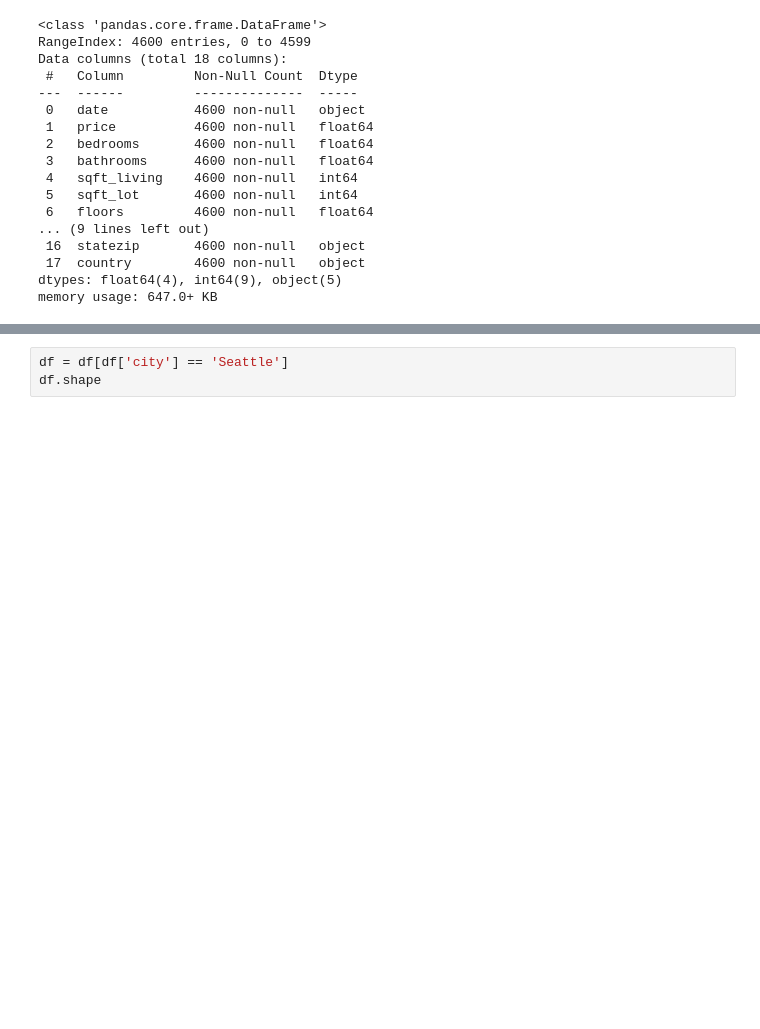
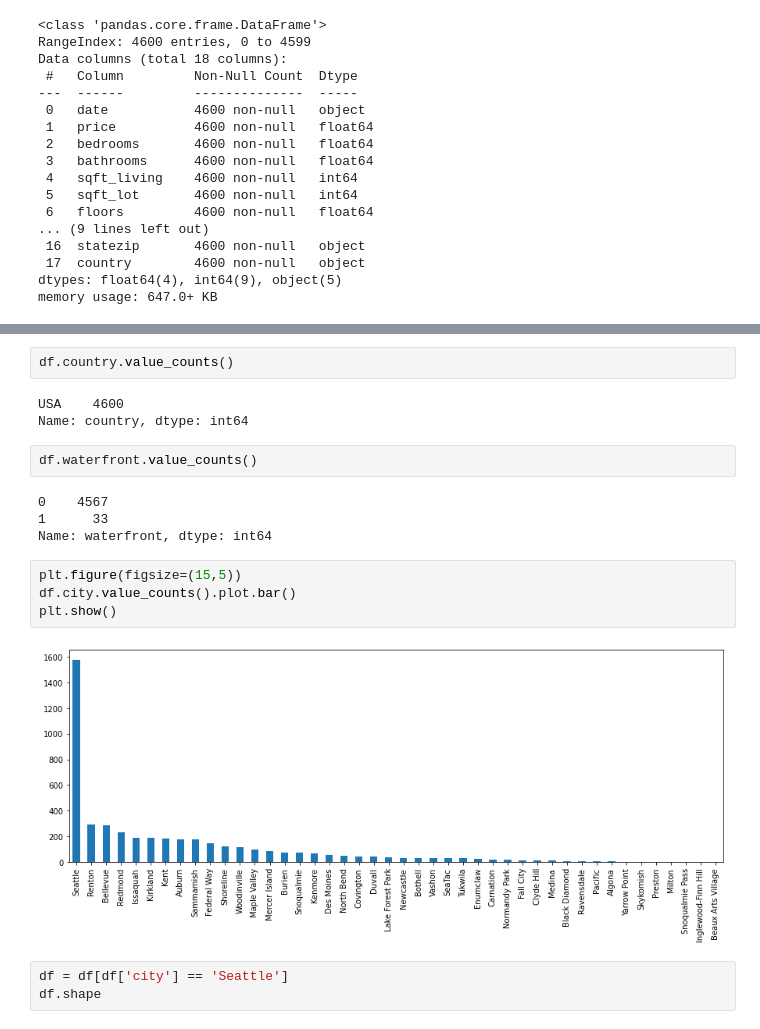
Before and after one commit to swantikag/AI-ML---Practice, a Jupyter notebook: Linear Regression/Linear Regression.ipynb, the cells around one changed output, grey strips where cells are left out. Saved outputs shown, nothing was run; the diff lists cells and outputs as text; blank space fills up the shorter version.

```diff
--- a/Linear Regression/Linear Regression.ipynb
+++ b/Linear Regression/Linear Regression.ipynb
@@ -32,3 +40,20 @@ memory usage: 647.0+ KB
+# %%
+df.country.value_counts()
+# %% [output]
+USA    4600
+Name: country, dtype: int64
+# %%
+df.waterfront.value_counts()
+# %% [output]
+0    4567
+1      33
+Name: waterfront, dtype: int64
+# %%
+plt.figure(figsize=(15,5))
+df.city.value_counts().plot.bar()
+plt.show()
+# %% [output]
+[figure, added]
 # %%
 df = df[df['city'] == 'Seattle']
 df.shape
```
Also changed, not shown: parts of 14 cells of this notebook.
